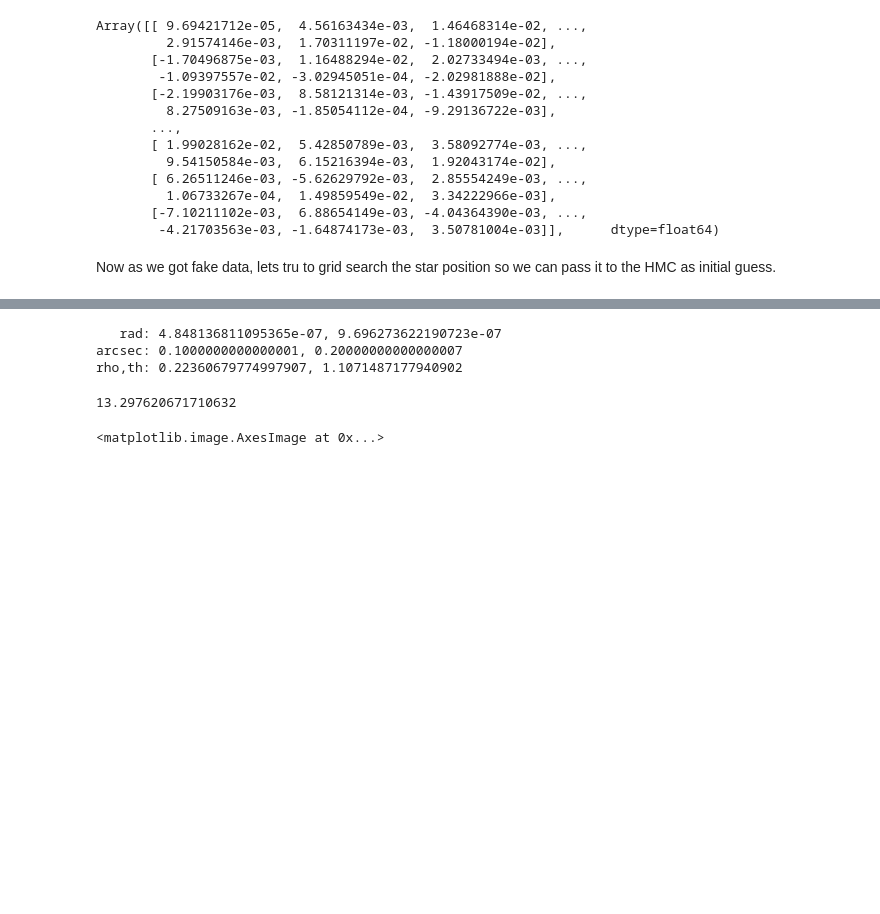
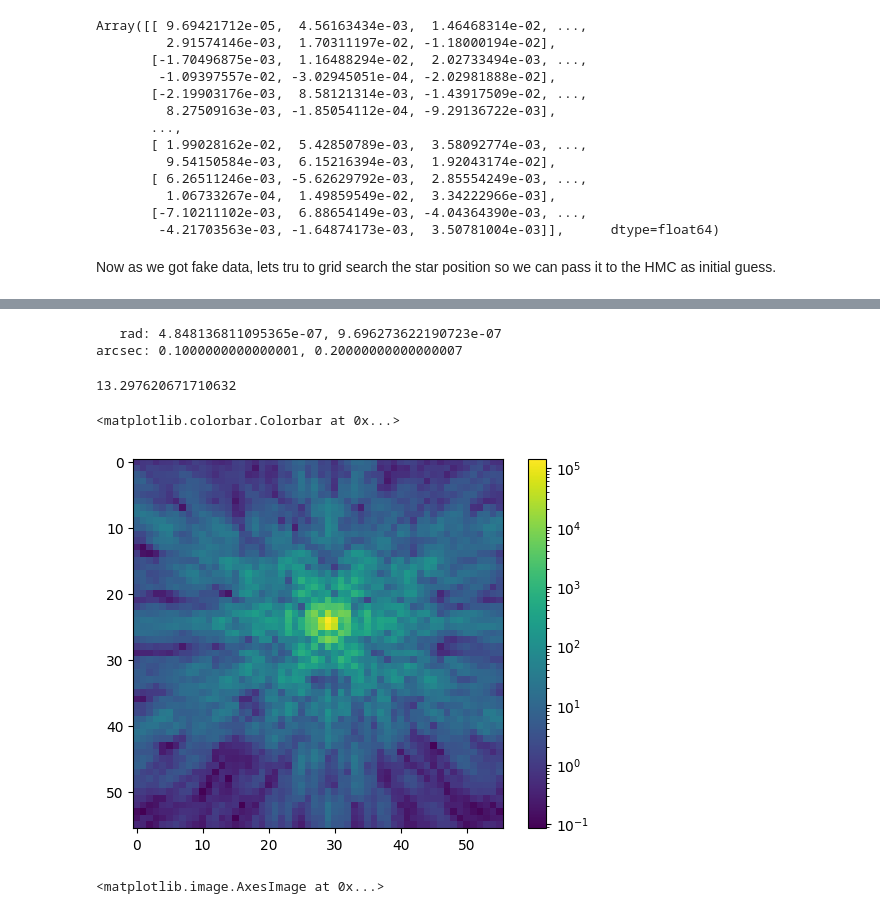
Before and after one commit to itroitskaya/optics, a Jupyter notebook: KF_base_HMC_modeling.ipynb, the cells around one changed output, grey strips where cells are left out. Drawn from its saved outputs; the diff is of its cells as text; code cells hidden in the pictures; blank space fills up the shorter version.

```diff
--- a/KF_base_HMC_modeling.ipynb
+++ b/KF_base_HMC_modeling.ipynb
@@ -188,17 +188,27 @@ y_recovered = toArcsec(coords[1])
 
 print(f'   rad: {coords[0]}, {coords[1]}')
 print(f'arcsec: {x_recovered}, {y_recovered}')
-print(f'rho,th: {rho_rec}, {theta_rec}')
+#print(f'rho,th: {rho_rec}, {theta_rec}')
 # %% [output]
    rad: 4.848136811095365e-07, 9.696273622190723e-07
 arcsec: 0.1000000000000001, 0.20000000000000007
-rho,th: 0.22360679774997907, 1.1071487177940902
 # %%
 flux = np.sum(data)
 log_flux = np.log(flux)
 print(log_flux)
 # %% [output]
 13.297620671710632
+# %%
+offset_found = np.array([coords[0], coords[1]])
+source_found = dl.PointSource(wavelengths=wavels, spectrum=spec, position=offset_found)
+telescope_found = dl.Instrument(optics, (source_found,'source'))
+
+psf_found = telescope_found.model()
+plt.imshow(psf_found, norm="log")
+plt.colorbar()
+# %% [output]
+<matplotlib.colorbar.Colorbar at 0x...>
+[figure, added]
 # %%
 plt.imshow(likelihoods)
 # %% [output]
```
Also changed, not shown: parts of 8 cells of this notebook.
